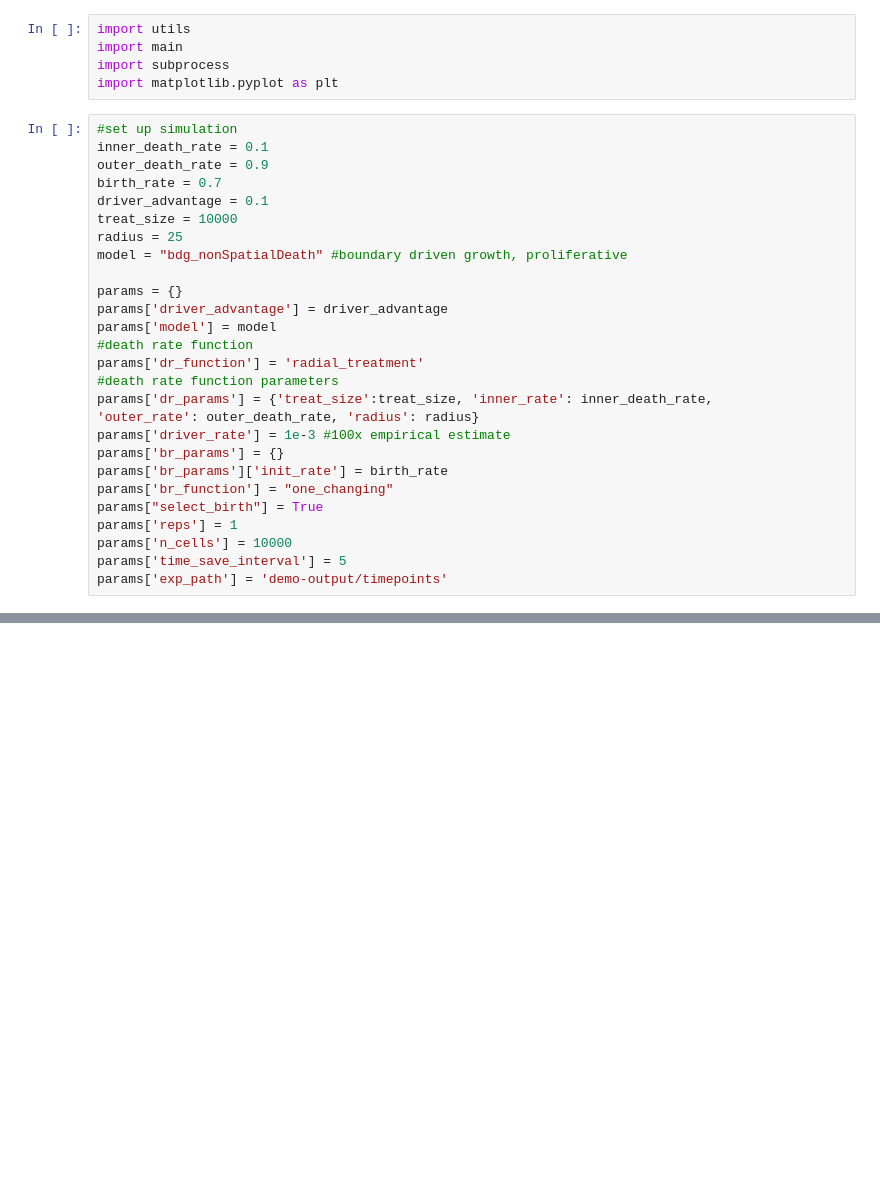
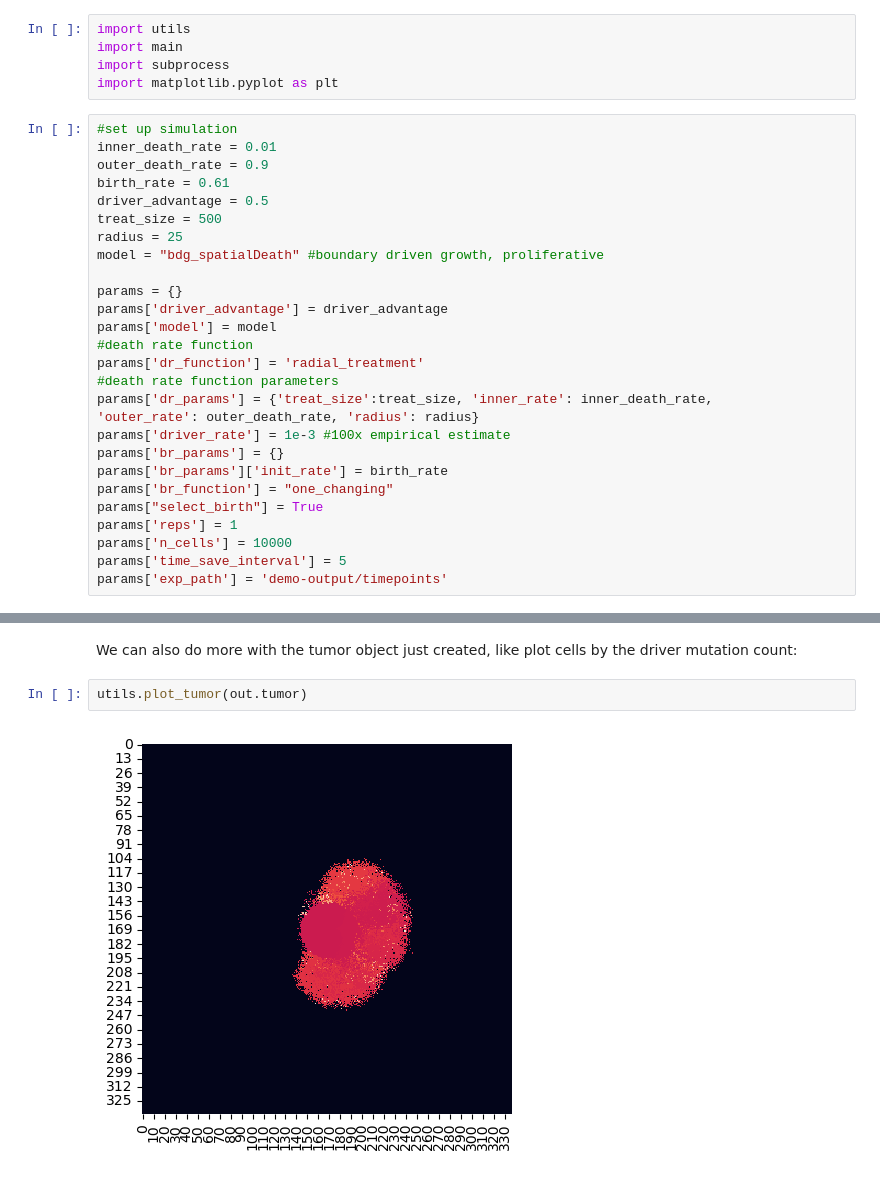
Before and after one commit to trachman1/lattice-tumor-ctdna, a Jupyter notebook: demo.ipynb, the cells around one changed output, grey strips where cells are left out. Drawn from its saved outputs; the diff is of its cells as text; blank space fills up the shorter version.

Commit message:
updated plots

```diff
--- a/demo.ipynb
+++ b/demo.ipynb
@@ -7,13 +7,13 @@ import subprocess
 import matplotlib.pyplot as plt
 # %%
 #set up simulation
-inner_death_rate = 0.1
+inner_death_rate = 0.01
 outer_death_rate = 0.9
-birth_rate = 0.7
-driver_advantage = 0.1
-treat_size = 10000
+birth_rate = 0.61
+driver_advantage = 0.5
+treat_size = 500
 radius = 25
-model = "bdg_nonSpatialDeath" #boundary driven growth, proliferative
+model = "bdg_spatialDeath" #boundary driven growth, proliferative
 
 params = {}
 params['driver_advantage'] = driver_advantage
@@ -74,0 +73,6 @@ done with everything
+# %% [markdown]
+We can also do more with the tumor object just created, like plot cells by the driver mutation count:
+# %%
+utils.plot_tumor(out.tumor)
+# %% [output]
+[figure, added]
```
Also changed, not shown: parts of 2 cells of this notebook, 1 other file.
